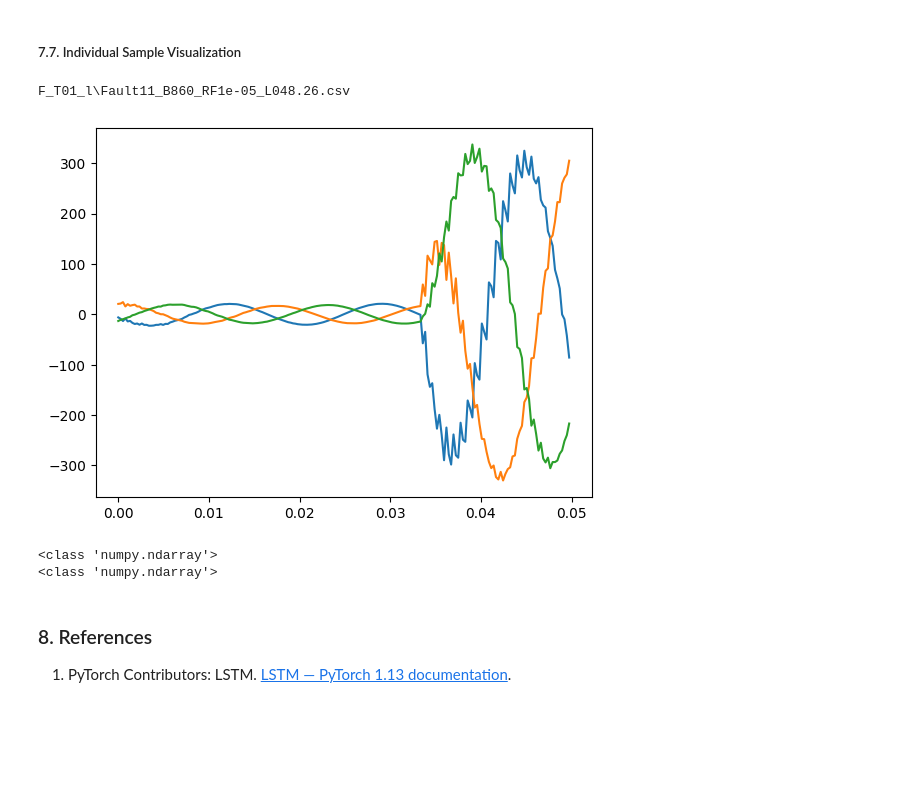
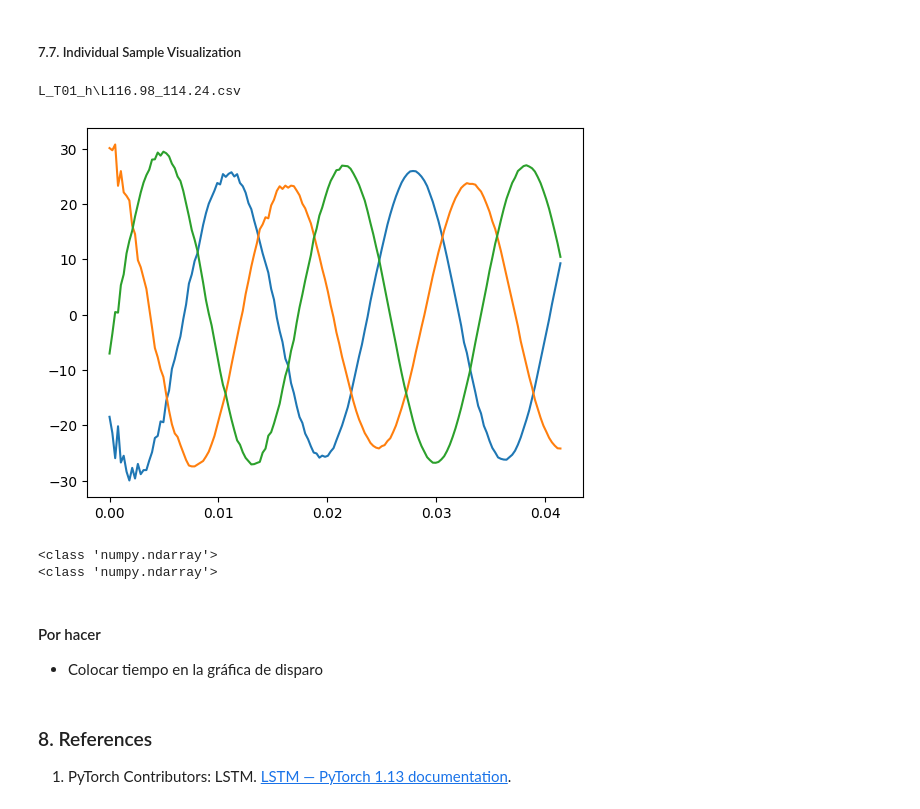
Before and after one commit to alvarohc777/pyTorch, a Jupyter notebook: Formulacion_1_DB2.ipynb, the cells around one changed output. Cells and saved outputs as stored; diff of their text form; code cells hidden in the pictures; blank space fills up the shorter version.

```diff
--- a/Formulacion_1_DB2.ipynb
+++ b/Formulacion_1_DB2.ipynb
@@ -271,7 +271,7 @@ current_R3C = "I: X0071C-R3C"
 voltage_R1A = "V: R1A"
 voltage_R1B = "V: R1B"
 voltage_R1C = "V: R1C"
-signal_names = [current_R2A, current_R2B, current_R2C]
+signal_names = [current_R1A, current_R1B, current_R1C]
 
 dataset = Form1Dataset(
     dataset_dir, max_window_idx=max_window_idx, signal_names=signal_names
@@ -454,7 +458,7 @@ except NameError:
 ##### 5.4. Saving the Model
 # %%
 # # Save the Model
-model.load_state_dict(torch.load('./models/R2Currents_DB2_62WDW.pth'))
+model.load_state_dict(torch.load('./models/R2Currents_DB2_V2.pth'))
 # torch.save(model.state_dict(), './models/R2Currents_DB2_62WDW.pth')
 # %% [output]
 <All keys matched successfully>
@@ -691,16 +695,18 @@ current_R3C = "I: X0071C-R3C"
 voltage_R1A = "V: R1A"
 voltage_R1B = "V: R1B"
 voltage_R1C = "V: R1C"
-signal_names = [current_R2A, current_R2B, current_R2C]
+signal_names = [current_R1A, current_R1B, current_R1C]
 max_window_idx = 62
 # model.load_state_dict(torch.load('models\R3Currents_DB2.pth'))
 
 # Create Dataset
 dataset = Form1Dataset(
-    dataset_dir, max_window_idx=max_window_idx, signal_names=signal_names, dataset_size=10
+    dataset_dir, max_window_idx=max_window_idx, signal_names=signal_names, dataset_size=1300
 )
 # dataset = train_dataset
 # %% [markdown]
 ##### 7.4. Plot individual windows
 # %% [markdown]
 ##### 7.5. Whole Dataset Exploration
+# %%
+model.load_state_dict(torch.load('./models/R1Currents_DB2.pth'))
@@ -829,22 +863,22 @@ Positive Predictive Value:.... 100.0%
 ##### 7.7. Individual Sample Visualization
 # %%
 # Create signal_df
-event_idx = 2
+event_idx = 31
 print(dataset.csv_list[event_idx])
 sample_df, conf_matrix = signal_exploration(event_idx, dataset, model)
-# metrics = conf_matrix_metrics(conf_matrix)
-# print(f"Confusion Matrix: {conf_matrix}")
-# print(sample_df)
-# plot_confusion_matrix(metrics)
-# false_positive = sample_df.query('Result == "FP"')
-# false_negative = sample_df.query('Result == "FN"')
-# # sample_df = pd.concat([sample_df, sample_df])
-# print("FALSE POSITVES")
-# print(false_positive)
-# print("")
-# print("FALSE NEGATIVES")
-# print(false_negative)
+metrics = conf_matrix_metrics(conf_matrix)
+print(f"Confusion Matrix: {conf_matrix}")
+print(sample_df)
+plot_confusion_matrix(metrics)
+false_positive = sample_df.query('Result == "FP"')
+false_negative = sample_df.query('Result == "FN"')
+# sample_df = pd.concat([sample_df, sample_df])
+print("FALSE POSITVES")
+print(false_positive)
+print("")
+print("FALSE NEGATIVES")
+print(false_negative)
 # %% [output]
-F_T01_l\Fault11_B860_RF1e-05_L048.26.csv
+L_T01_h\L116.98_114.24.csv
-[figure, old version]
+[figure, new version]
 # %%
@@ -896,3 +935,6 @@ fig.show()
+# %% [markdown]
+#### Por hacer
+- Colocar tiempo en la gráfica de disparo
 # %% [markdown]
 ### 8. References
 1. PyTorch Contributors: LSTM. [LSTM — PyTorch 1.13 documentation](https://pytorch.org/docs/stable/generated/torch.nn.LSTM.html).
```
Also changed, not shown: parts of 10 cells of this notebook.
